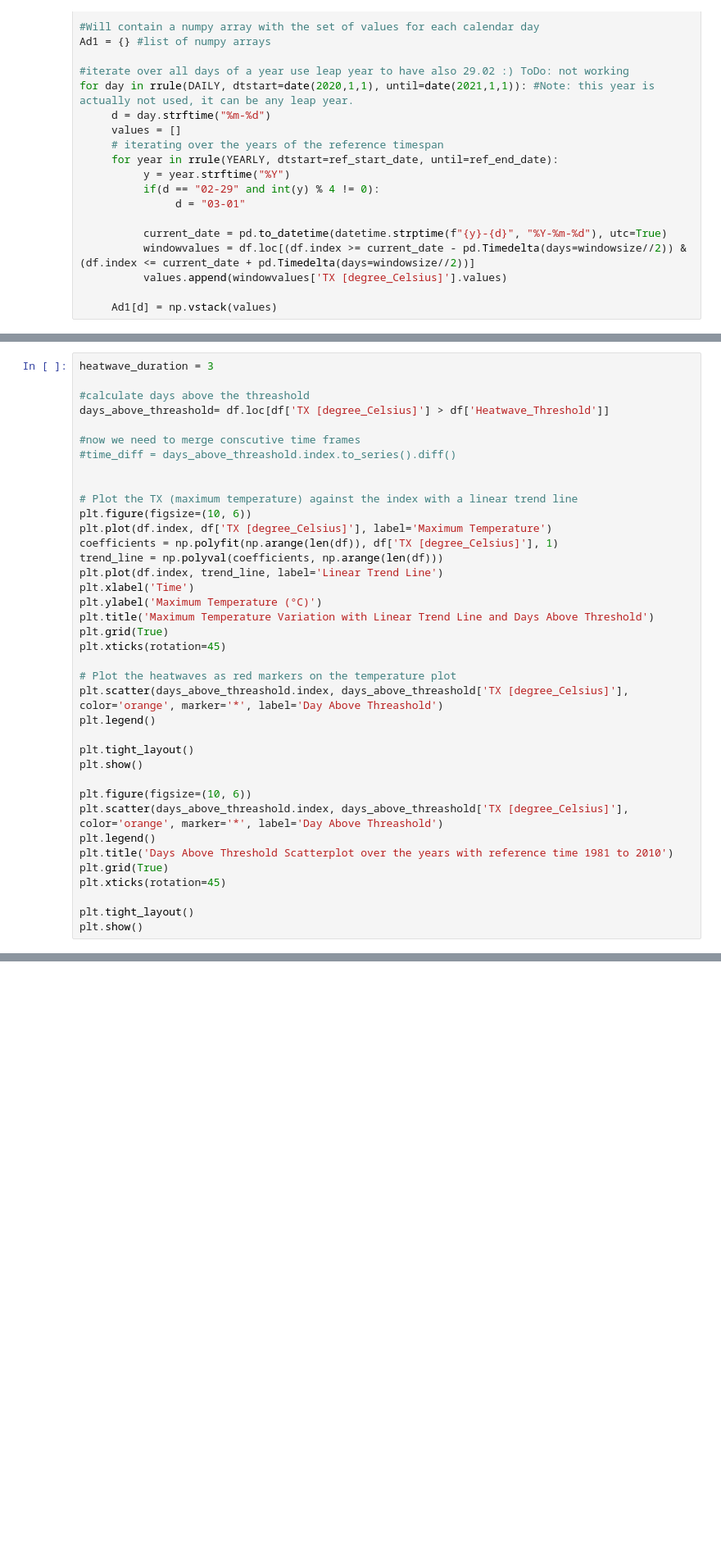
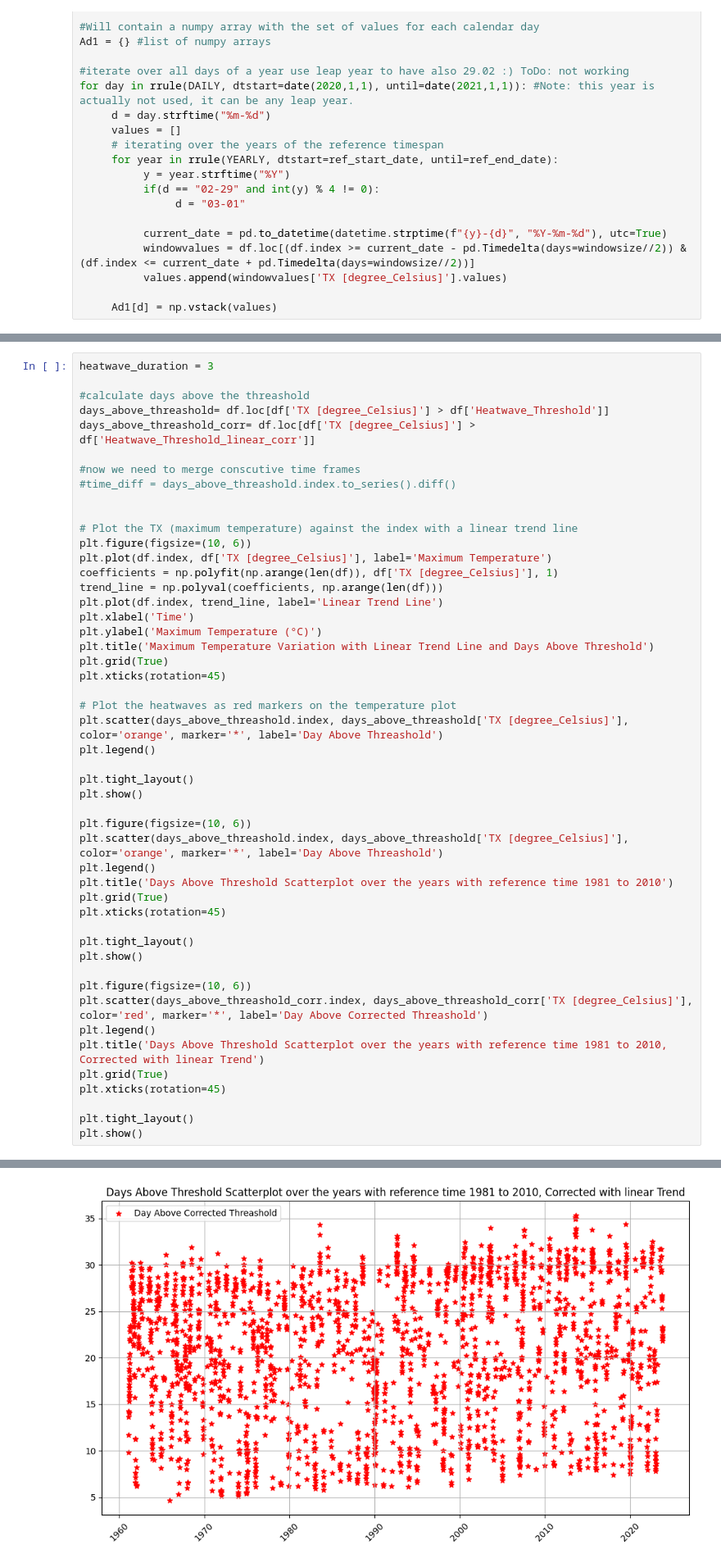
Before and after one commit to Wipfi/HeatwaveAnalysisGallmannsegg, a Jupyter notebook: hwmid_Gallmannsegg.ipynb, the cells around one changed output, grey strips where cells are left out. Shown at 82% size. Drawn from its saved outputs; the diff is of its cells as text; blank space fills up the shorter version.

```diff
--- a/hwmid_Gallmannsegg.ipynb
+++ b/hwmid_Gallmannsegg.ipynb
@@ -121,6 +153,7 @@ heatwave_duration = 3
 
 #calculate days above the threashold
 days_above_threashold= df.loc[df['TX [degree_Celsius]'] > df['Heatwave_Threshold']]
+days_above_threashold_corr= df.loc[df['TX [degree_Celsius]'] > df['Heatwave_Threshold_linear_corr']]
 
 #now we need to merge conscutive time frames
 #time_diff = days_above_threashold.index.to_series().diff()
@@ -130,33 +163,44 @@ days_above_threashold= df.loc[df['TX [degree_Celsius]'] > df['Heatwave_Threshold
 plt.figure(figsize=(10, 6))
 plt.plot(df.index, df['TX [degree_Celsius]'], label='Maximum Temperature')
 coefficients = np.polyfit(np.arange(len(df)), df['TX [degree_Celsius]'], 1)
 trend_line = np.polyval(coefficients, np.arange(len(df)))
 plt.plot(df.index, trend_line, label='Linear Trend Line')
 plt.xlabel('Time')
 plt.ylabel('Maximum Temperature (°C)')
 plt.title('Maximum Temperature Variation with Linear Trend Line and Days Above Threshold')
 plt.grid(True)
 plt.xticks(rotation=45)
 
 # Plot the heatwaves as red markers on the temperature plot
 plt.scatter(days_above_threashold.index, days_above_threashold['TX [degree_Celsius]'], color='orange', marker='*', label='Day Above Threashold')
 plt.legend()
 
 plt.tight_layout()
 plt.show()
 
 plt.figure(figsize=(10, 6))
 plt.scatter(days_above_threashold.index, days_above_threashold['TX [degree_Celsius]'], color='orange', marker='*', label='Day Above Threashold')
 plt.legend()
 plt.title('Days Above Threshold Scatterplot over the years with reference time 1981 to 2010')
 plt.grid(True)
 plt.xticks(rotation=45)
 
 plt.tight_layout()
 plt.show()
+
+plt.figure(figsize=(10, 6))
+plt.scatter(days_above_threashold_corr.index, days_above_threashold_corr['TX [degree_Celsius]'], color='red', marker='*', label='Day Above Corrected Threashold')
+plt.legend()
+plt.title('Days Above Threshold Scatterplot over the years with reference time 1981 to 2010, Corrected with linear Trend')
+plt.grid(True)
+plt.xticks(rotation=45)
+
+plt.tight_layout()
+plt.show()
 # %% [output]
 [figure]
 [figure]
+[figure, added]
 # %%
 def plotDataForYear(df, year):
     df['Year'] = df.index.strftime('%Y')
```
Also changed, not shown: parts of 4 cells of this notebook.
